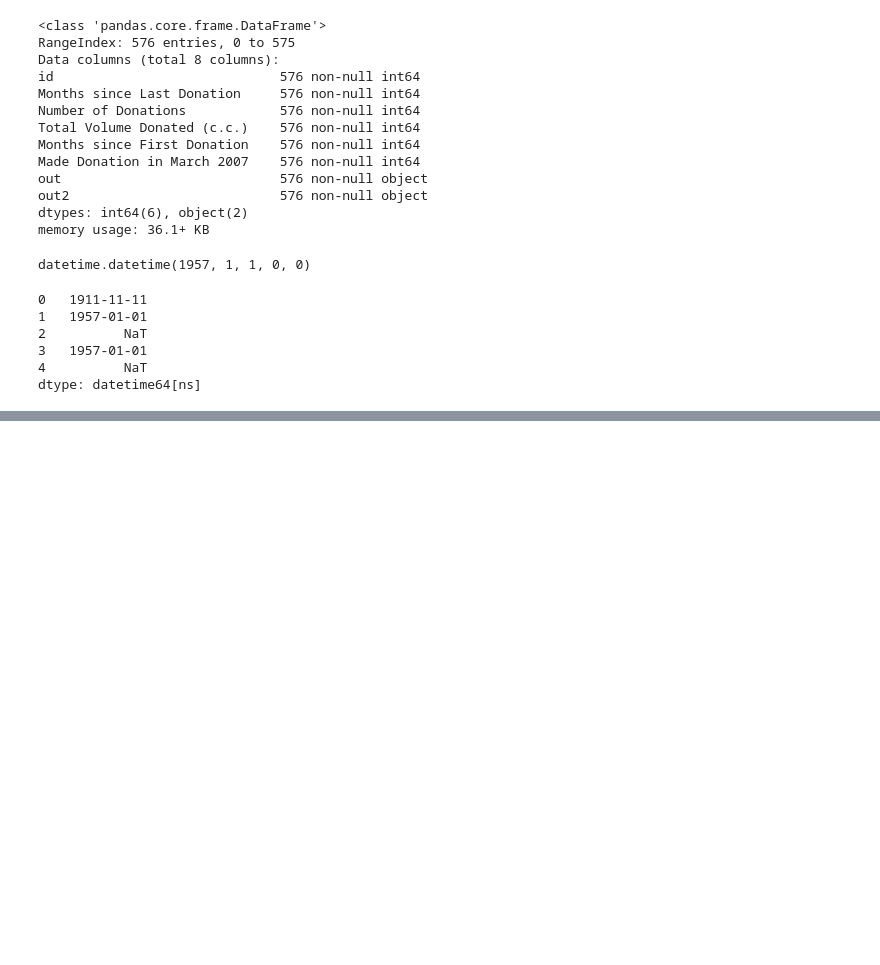
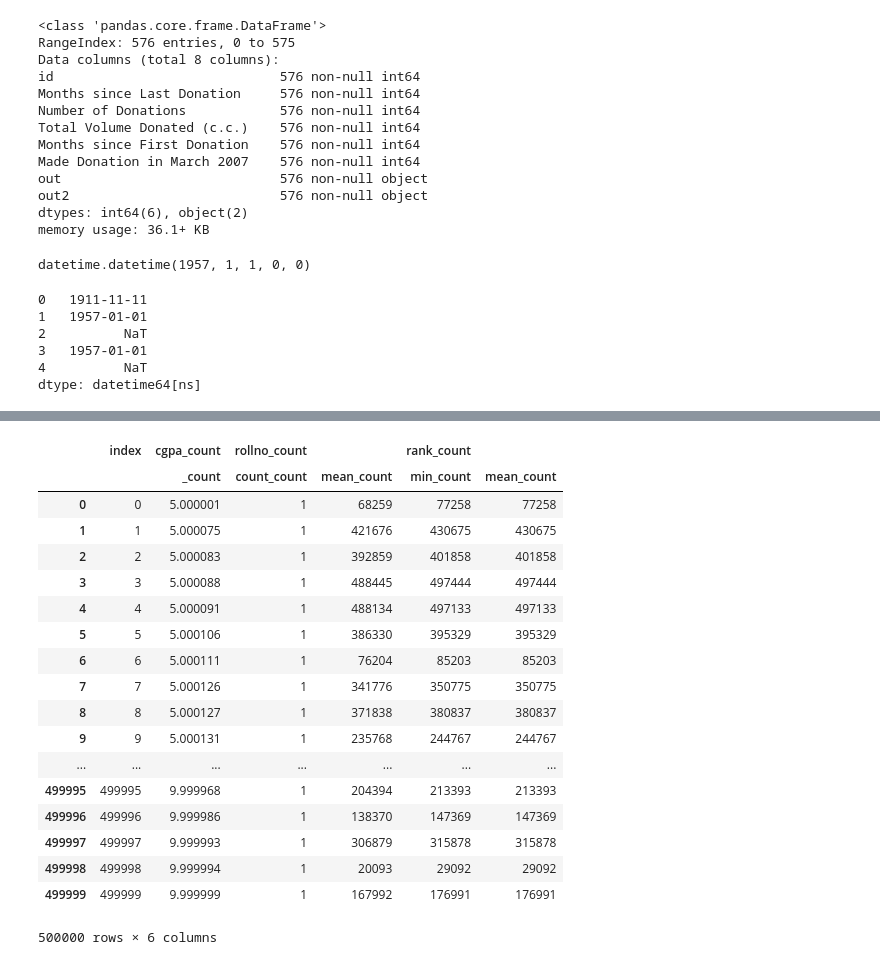
Before and after one commit to Ssamikarann/trash, a Jupyter notebook: Python_Practice 1.ipynb, the cells around one changed output, grey strips where cells are left out. Saved outputs shown, nothing was run; the diff lists cells and outputs as text; code cells hidden in the pictures; blank space fills up the shorter version.

```diff
--- a/Python_Practice 1.ipynb
+++ b/Python_Practice 1.ipynb
@@ -2,4 +2,4 @@
 import pandas as pd
 import numpy as np
 # %%
-df=pd.read_csv('../datasets/cgpa/cgpa.csv')
+df=pd.read_csv(r"D:\Data Analytics\datasets\cgpa\cgpa.csv")
@@ -149,0 +205,28 @@ dtype: datetime64[ns]
+# %%
+df1=df.groupby(['cgpa'],as_index=False).agg({
+                                            'rollno':{'count','mean'},
+                                            'rank':{'min','mean'}
+
+                                            })
+# %%
+df1.add_suffix('_count').reset_index()
+# %% [output]
+|  | index | cgpa_count | rollno_count |  | rank_count |  |
+|  |  | _count | count_count | mean_count | min_count | mean_count |
+| 0 | 0 | 5.000001 | 1 | 68259 | 77258 | 77258 |
+| 1 | 1 | 5.000075 | 1 | 421676 | 430675 | 430675 |
+| 2 | 2 | 5.000083 | 1 | 392859 | 401858 | 401858 |
+| 3 | 3 | 5.000088 | 1 | 488445 | 497444 | 497444 |
+| 4 | 4 | 5.000091 | 1 | 488134 | 497133 | 497133 |
+| 5 | 5 | 5.000106 | 1 | 386330 | 395329 | 395329 |
+| 6 | 6 | 5.000111 | 1 | 76204 | 85203 | 85203 |
+| 7 | 7 | 5.000126 | 1 | 341776 | 350775 | 350775 |
+| 8 | 8 | 5.000127 | 1 | 371838 | 380837 | 380837 |
+| 9 | 9 | 5.000131 | 1 | 235768 | 244767 | 244767 |
+| ... | ... | ... | ... | ... | ... | ... |
+| 499995 | 499995 | 9.999968 | 1 | 204394 | 213393 | 213393 |
+| 499996 | 499996 | 9.999986 | 1 | 138370 | 147369 | 147369 |
+| 499997 | 499997 | 9.999993 | 1 | 306879 | 315878 | 315878 |
+| 499998 | 499998 | 9.999994 | 1 | 20093 | 29092 | 29092 |
+| 499999 | 499999 | 9.999999 | 1 | 167992 | 176991 | 176991 |
+500000 rows × 6 columns
```
Also changed, not shown: parts of 31 cells of this notebook.
